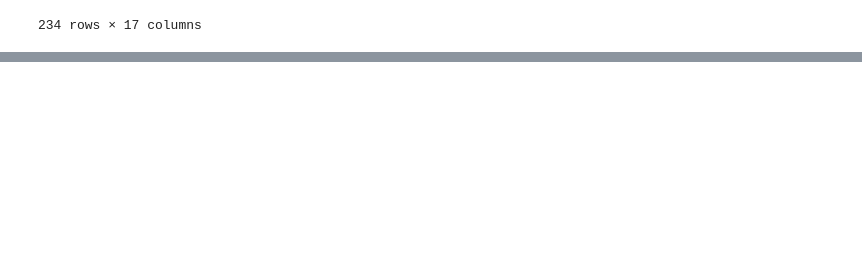
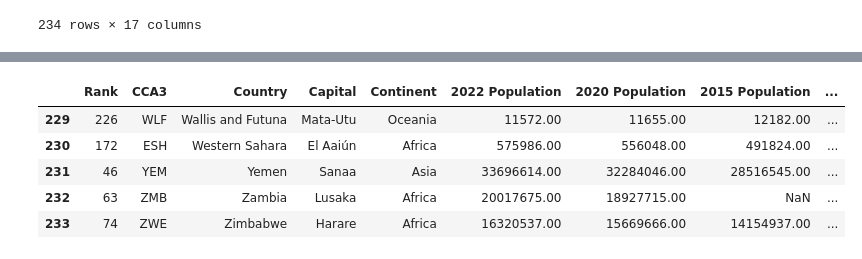
Before and after one commit to cabasoah/EDA-with-python-world-population-dataset, a Jupyter notebook: eda.ipynb, the cells around one changed output, grey strips where cells are left out. Saved outputs shown, nothing was run; the diff lists cells and outputs as text; code cells hidden in the pictures; blank space fills up the shorter version.

```diff
--- a/eda.ipynb
+++ b/eda.ipynb
@@ -47,0 +74,10 @@ df
+# %%
+# see last 5 entries
+df.tail()
+# %% [output]
+|  | Rank | CCA3 | Country | Capital | Continent | 2022 Population | 2020 Population | 2015 Population | ... |
+| 229 | 226 | WLF | Wallis and Futuna | Mata-Utu | Oceania | 11572.00 | 11655.00 | 12182.00 | ... |
+| 230 | 172 | ESH | Western Sahara | El Aaiún | Africa | 575986.00 | 556048.00 | 491824.00 | ... |
+| 231 | 46 | YEM | Yemen | Sanaa | Asia | 33696614.00 | 32284046.00 | 28516545.00 | ... |
+| 232 | 63 | ZMB | Zambia | Lusaka | Africa | 20017675.00 | 18927715.00 | NaN | ... |
+| 233 | 74 | ZWE | Zimbabwe | Harare | Africa | 16320537.00 | 15669666.00 | 14154937.00 | ... |
```
Also changed, not shown: parts of 6 cells of this notebook.
